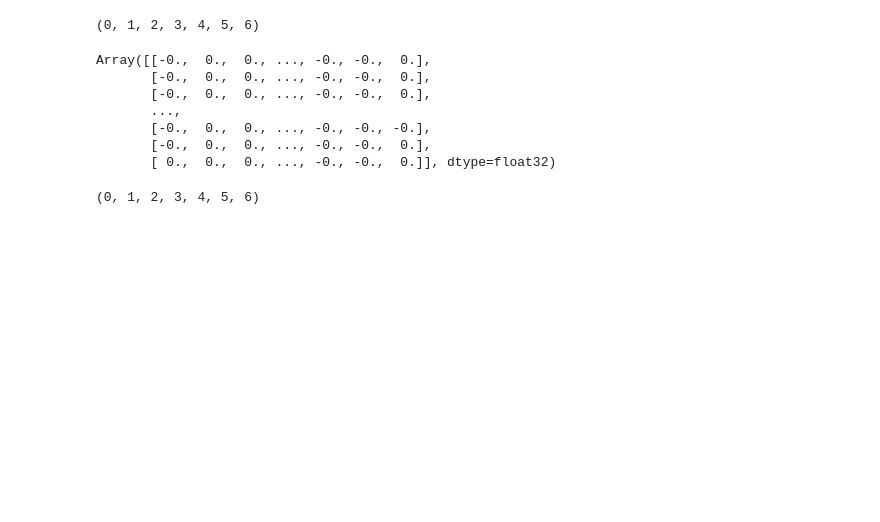
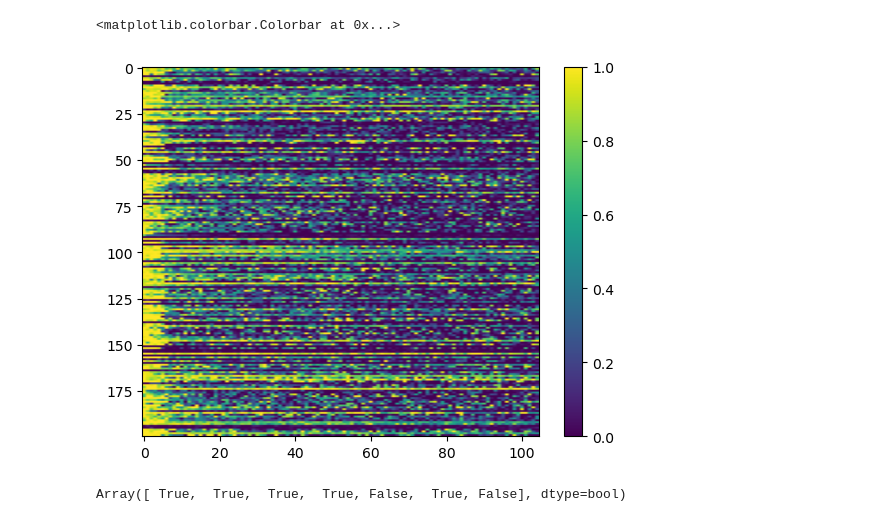
Before and after one commit to mackelab/dmri, a Jupyter notebook: notebooks/new_data.ipynb, the cells around one changed output. Saved outputs shown, nothing was run; the diff lists cells and outputs as text; code cells hidden in the pictures; blank space fills up the shorter version.

Commit message:
Shared ball stick looks wierd

```diff
--- a/notebooks/new_data.ipynb
+++ b/notebooks/new_data.ipynb
@@ -44,0 +35,6 @@ def simulator(rng):
+# %%
+from omegaconf import OmegaConf
+res_folder = "/home/macke/mgloeckler90/dmri/results/dmri_ball_sticks_shared_param_real"
+config_path = res_folder + "/2025-04-09_10-55-54/0/.hydra/config.yaml"
+cfg = OmegaConf.load(config_path)
+print(cfg)
@@ -44,0 +43,10 @@ def simulator(rng):
+# %%
+from dmri.train.build_model import build_model
+from dmri.train.build_simulator import build_simulator
+
+
+sim_type, simulator = build_simulator(cfg)
+model = build_model(cfg, sim_type)
+model.eval()
+
+graphdef, params, static, state = nnx.split(model, nnx.Param, nnx.Intermediate, ...)
@@ -58,15 +133,16 @@ nnx.display(model)
-# %%
-model(masks, theta, x_o, acq.bvals, acq.bvecs, p_mask)[1] - theta
-# %% [output]
-(0, 1, 2, 3, 4, 5, 6)
-Array([[-0.,  0.,  0., ..., -0., -0.,  0.],
-       [-0.,  0.,  0., ..., -0., -0.,  0.],
-       [-0.,  0.,  0., ..., -0., -0.,  0.],
-       ...,
-       [-0.,  0.,  0., ..., -0., -0., -0.],
-       [-0.,  0.,  0., ..., -0., -0.,  0.],
-       [ 0.,  0.,  0., ..., -0., -0.,  0.]], dtype=float32)
-# %%
-tokens_cfg, y, mask_prior = model.embed_inputs(masks, x_o, acq.bvals, acq.bvecs, mask_prior=p_mask)
-# %% [output]
-(0, 1, 2, 3, 4, 5, 6)
+# %%
+import matplotlib.pyplot as plt
+
+p_mask,masks, theta, x_os, acq = jax.vmap(simulator)(jax.random.split(jax.random.PRNGKey(0), num=200))
+
+plt.imshow(x_o, aspect='auto', vmin=0, vmax=1)
+plt.colorbar()
+# %% [output]
+<matplotlib.colorbar.Colorbar at 0x...>
+[figure, added]
+# %%
+#idx = 2
+idx = 26
+masks[idx]
+# %% [output]
+Array([ True,  True,  True,  True, False,  True, False], dtype=bool)
```
Also changed, not shown: parts of 45 cells of this notebook, 8 other files.
